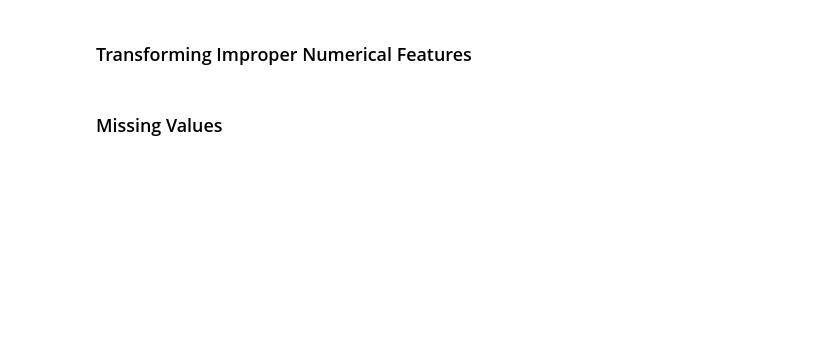
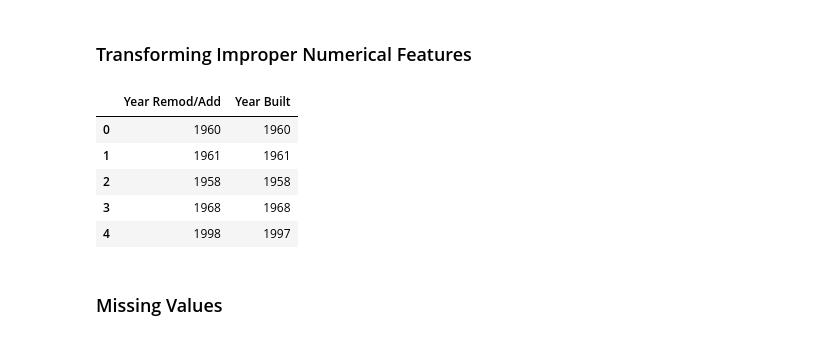
Before and after one commit to icta-tecaji/python-machine-learning-public, a Jupyter notebook: 05_Strojno_ucenje_linearna_regresija/05_Strojno_ucenje_linearna_regresija_okt_2020.ipynb, the cells around one changed output. Drawn from its saved outputs; the diff is of its cells as text; code cells hidden in the pictures; blank space fills up the shorter version.

```diff
--- a/05_Strojno_ucenje_linearna_regresija/05_Strojno_ucenje_linearna_regresija_okt_2020.ipynb
+++ b/05_Strojno_ucenje_linearna_regresija/05_Strojno_ucenje_linearna_regresija_okt_2020.ipynb
@@ -520,7 +609,14 @@ train.head()
 # %% [markdown]
 ### Transforming Improper Numerical Features
 # %%
-print(train[['Year Remod/Add', 'Year Built']])
+train[['Year Remod/Add', 'Year Built']].head()
+# %% [output]
+|  | Year Remod/Add | Year Built |
+| 0 | 1960 | 1960 |
+| 1 | 1961 | 1961 |
+| 2 | 1958 | 1958 |
+| 3 | 1968 | 1968 |
+| 4 | 1998 | 1997 |
 # %%
 train['years_until_remod'] = train['Year Remod/Add'] - train['Year Built']
 # %% [markdown]
```
Also changed, not shown: parts of 46 cells of this notebook, 2 other files.
